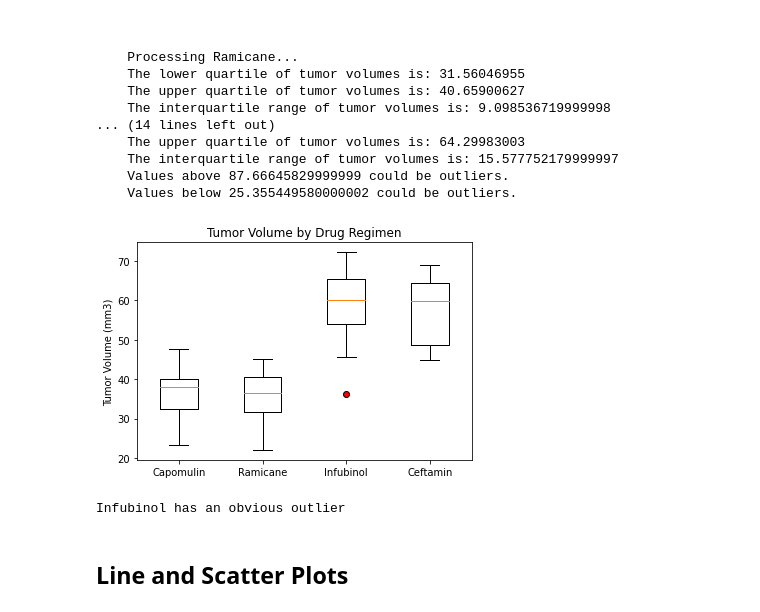
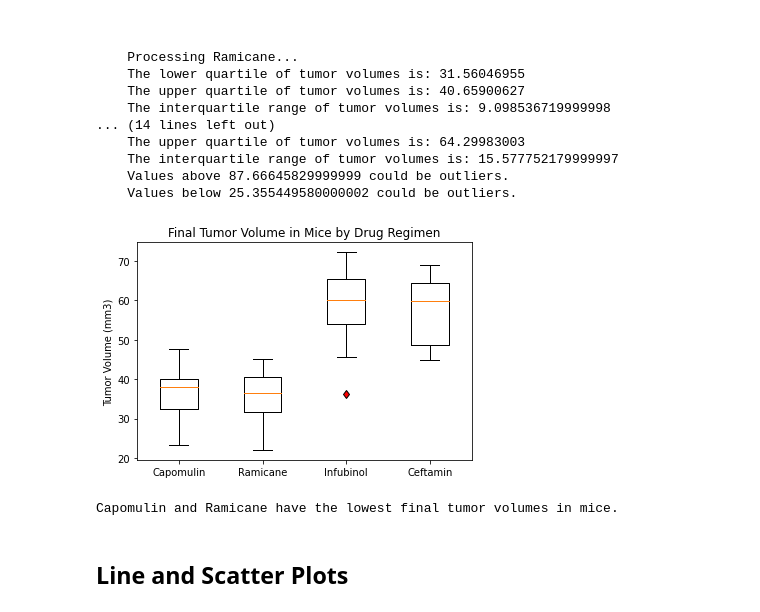
Before and after one commit to eukestad/Pymaceuticals-Capomulin-Review, a Jupyter notebook: Pymaceuticals/pymaceuticals_starter.ipynb, the cells around one changed output. Drawn from its saved outputs; the diff is of its cells as text; code cells hidden in the pictures.

```diff
--- a/Pymaceuticals/pymaceuticals_starter.ipynb
+++ b/Pymaceuticals/pymaceuticals_starter.ipynb
@@ -282,18 +281,18 @@ for regimen in regimens:
     Values below 25.355449580000002 could be outliers.
 # %%
 # Generate a box plot of the final tumor volume of each mouse across four regimens of interest
-outliers = dict(markerfacecolor='r')
+outliers = dict(markerfacecolor='r', marker='d')
 fig1, ax1 = plt.subplots()
-ax1.set_title("Tumor Volume by Drug Regimen")
+ax1.set_title("Final Tumor Volume in Mice by Drug Regimen")
 ax1.set_ylabel("Tumor Volume (mm3)")
 ax1.boxplot(tumorVolumes.values(), flierprops=outliers)
 ax1.set_xticklabels(tumorVolumes.keys())
 
 plt.show()
 
-print(f'Infubinol has an obvious outlier')
+print(f'Capomulin and Ramicane have the lowest final tumor volumes in mice.')
 # %% [output]
-[figure, old version]
+[figure, new version]
-Infubinol has an obvious outlier
+Capomulin and Ramicane have the lowest final tumor volumes in mice.
 # %% [markdown]
 ## Line and Scatter Plots
```
Also changed, not shown: parts of 3 cells of this notebook.
